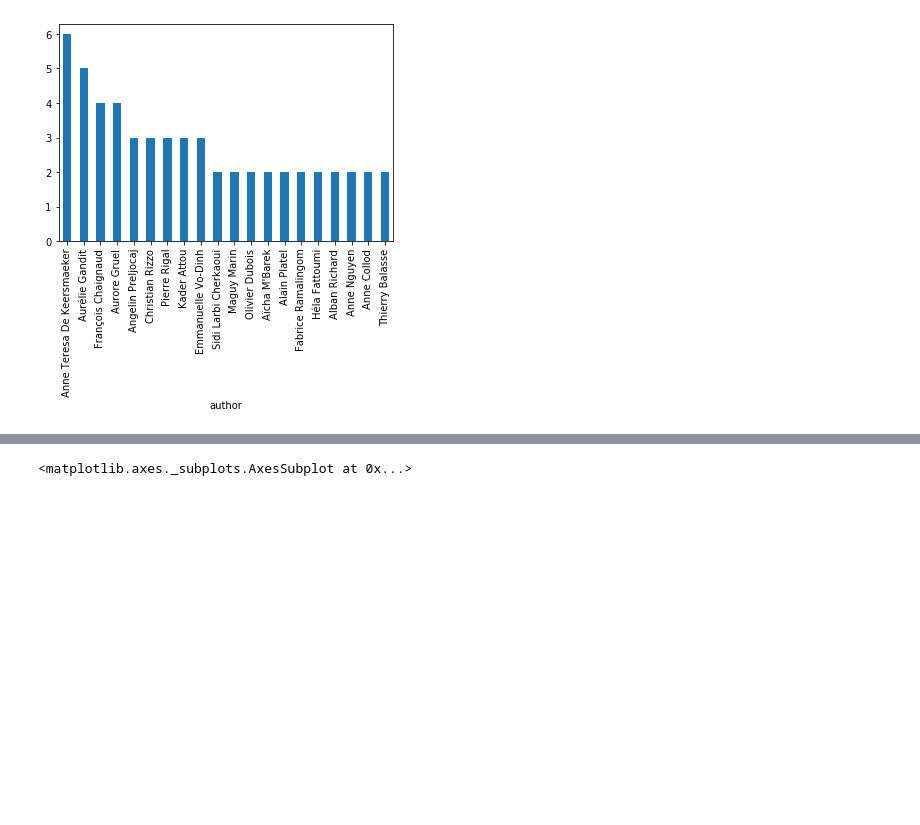
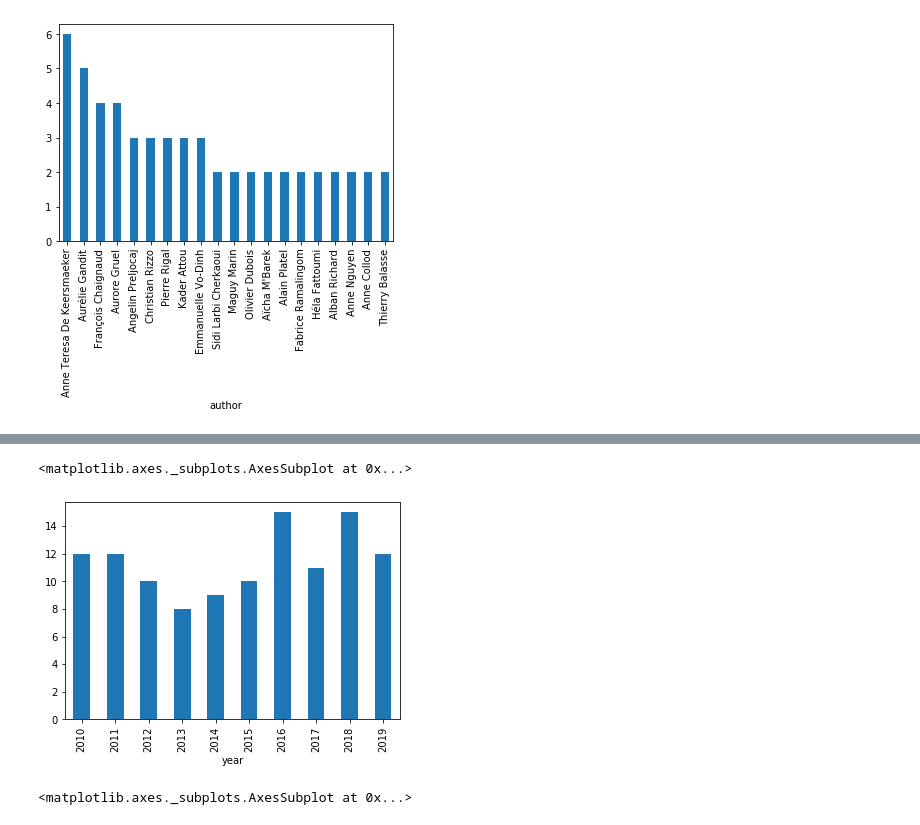
Before and after one commit to eliselavy/scrapper-notebook, a Jupyter notebook: notebooks/archives_spectacle/question_archives.ipynb, the cells around one changed output, grey strips where cells are left out. Saved outputs shown, nothing was run; the diff lists cells and outputs as text; code cells hidden in the pictures; blank space fills up the shorter version.

```diff
--- a/notebooks/archives_spectacle/question_archives.ipynb
+++ b/notebooks/archives_spectacle/question_archives.ipynb
@@ -330,3 +398,20 @@ df_organism.groupby(["year"]).place.count().sort_values(ascending=False).head(20
+# %%
+#Pour l'Arsenal voir les utilisations de salle Grande Salle - Studio du Gouverneur  - BAM
+# 439 Arsenal
+import pandas as pd
+csv_file_path = "all_10_years_organism_439.csv"
+df_organism = pd.read_csv(csv_file_path)
+df_organism = df_organism[df_organism['performanceId'] != 0]
+df_organism.set_index(['performanceId'], drop=True, inplace=True)
+df_organism = df_organism[['year', 'performance','place']]
+#remove the performance without place
+df_organism = df_organism[df_organism['place'] != ""]
+#df_organism.groupby("place")["year"].count()
+df_organism = df_organism[df_organism['place'].isin(["(Grande salle)"])]
+df_organism.groupby(["year"]).place.count().head(20).plot.bar()
+# %% [output]
+<matplotlib.axes._subplots.AxesSubplot at 0x...>
+[figure, added]
 # %%
 # Evolution des spectacles par an Arsenal
 import pandas as pd
```
Also changed, not shown: parts of 9 cells of this notebook.
